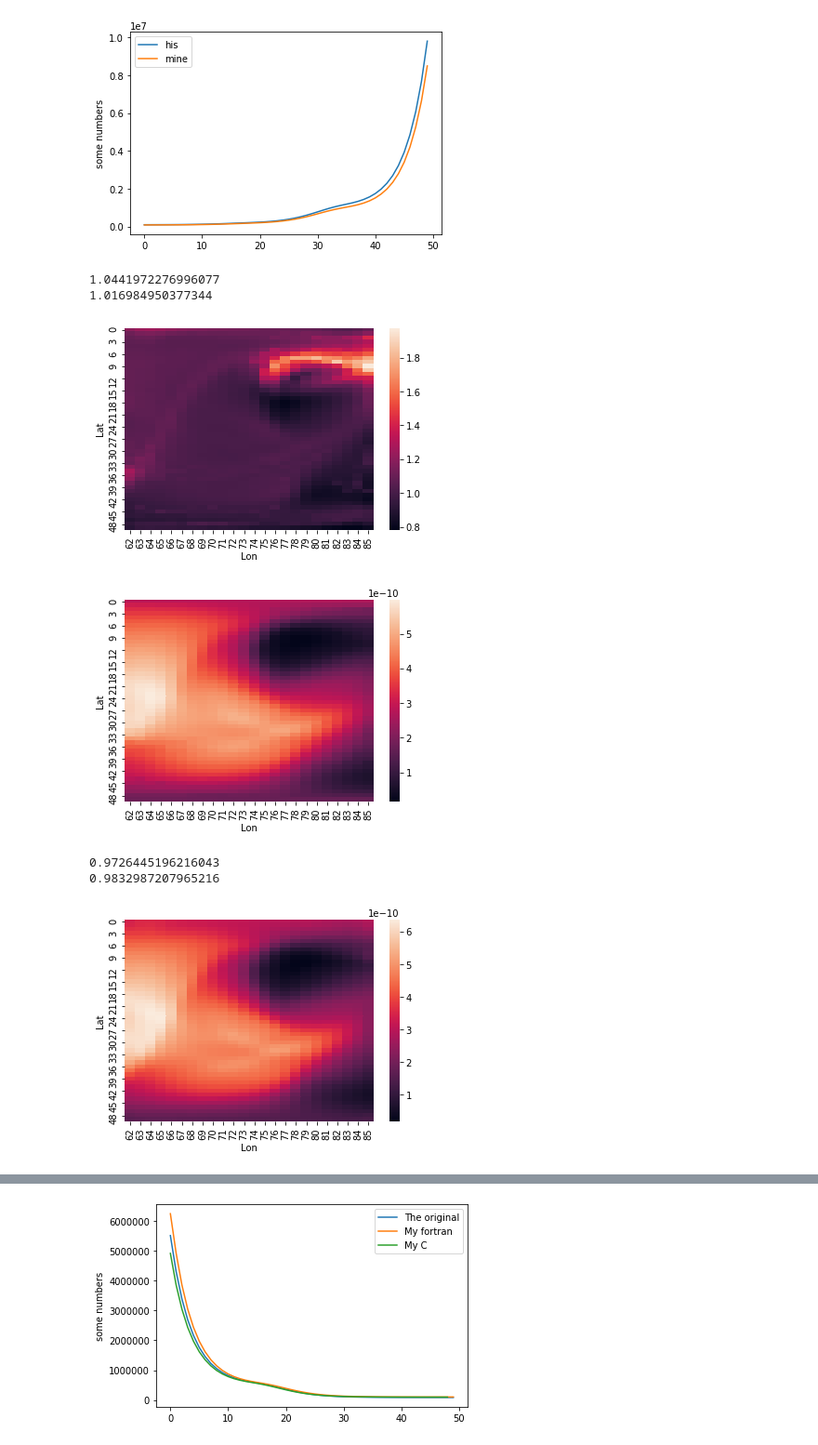
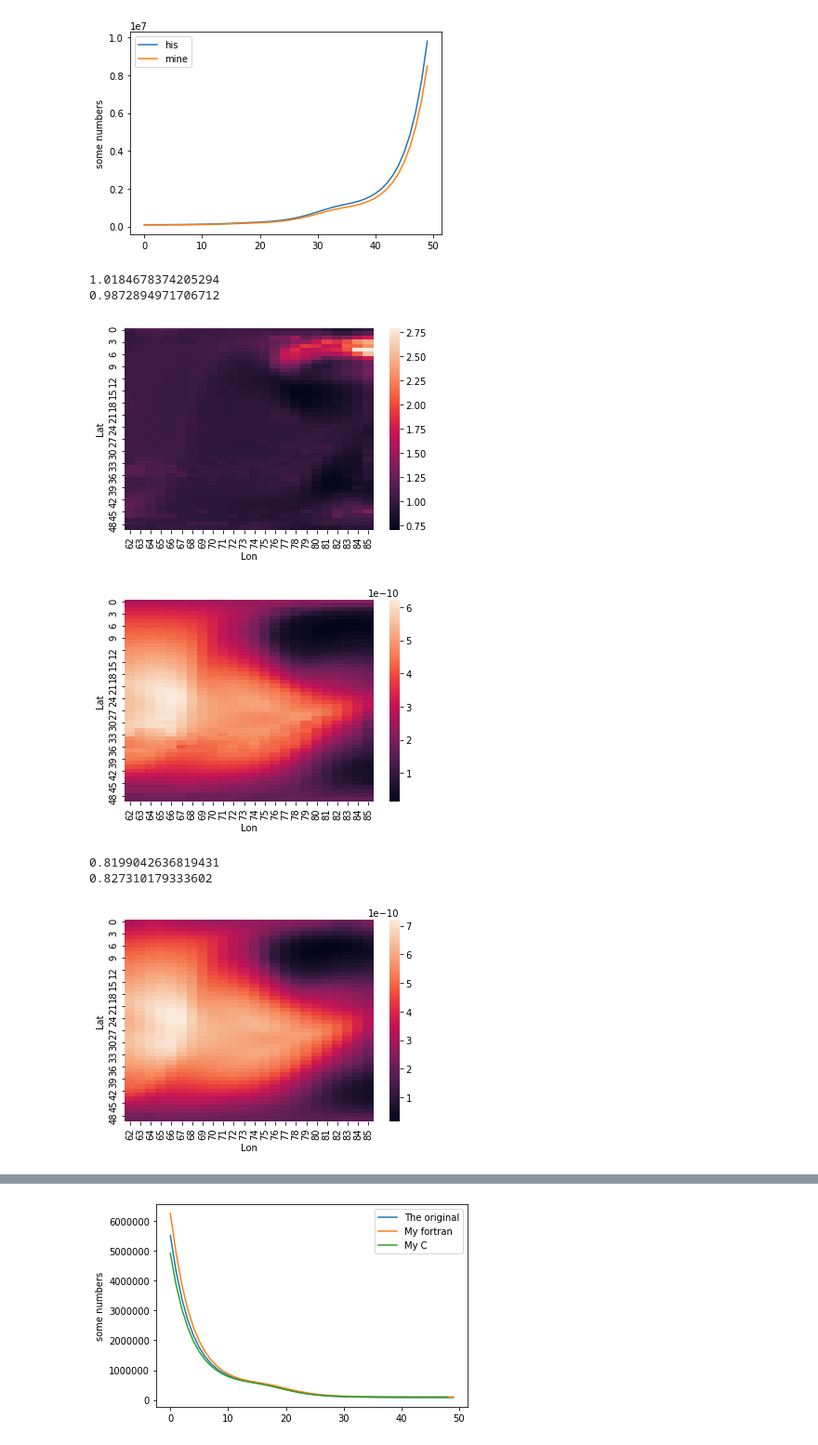
Before and after one commit to galexv/Jups, a Jupyter notebook: two_stream_tests.ipynb, the cells around one changed output, grey strips where cells are left out. Shown at 93% size. Drawn from its saved outputs; the diff is of its cells as text; code cells hidden in the pictures.

```diff
--- a/two_stream_tests.ipynb
+++ b/two_stream_tests.ipynb
@@ -178,7 +178,7 @@ plt.savefig('/Users/imalsky/Desktop/layers.png', dpi=300, bbox_inches='tight')
 import pandas as pd
 import seaborn as sns
 
-df = pd.read_csv('/home/imalsky/Desktop/test.txt', names=['lat', 'lon', 'his', 'mine'])
+df = pd.read_csv('/home/imalsky/Desktop/intensity.txt', names=['lat', 'lon', 'his', 'mine'])
 
 x = list(df['lat'])
 y = list(df['lon'])
@@ -191,16 +191,16 @@ print (np.median(mine))
 data = pd.DataFrame(data={'Lat':list(df['lat']), 'Lon':list(df['lon']), 'Z':mine})
 data = data.pivot(index='Lat', columns='Lon', values='Z')
 sns.heatmap(data)
-plt.show()
+plt.savefig('/home/imalsky/Desktop/diff.png', bbox_inches='tight')
 # %% [output]
-1.0441972276996077
-1.016984950377344
+1.0184678374205294
+0.9872894971706712
-[figure, old version]
+[figure, new version]
 # %%
 import pandas as pd
 import seaborn as sns
 
-df = pd.read_csv('/home/imalsky/Desktop/test.txt', names=['lat', 'lon', 'his', 'mine'])
+df = pd.read_csv('/home/imalsky/Desktop/source_high_scattering.txt', names=['lat', 'lon', 'his', 'mine'])
 
 x = list(df['lat'])
 y = list(df['lon'])
@@ -211,28 +211,28 @@ mine = np.asarray(list(df['mine']))
 data = pd.DataFrame(data={'Lat':list(df['lat']), 'Lon':list(df['lon']), 'Z':list(df['his'])})
 data = data.pivot(index='Lat', columns='Lon', values='Z')
 sns.heatmap(data)
-plt.show()
+plt.savefig('/home/imalsky/Desktop/.png', bbox_inches='tight')
 # %% [output]
-[figure, old version]
+[figure, new version]
 # %%
 import pandas as pd
 import seaborn as sns
 
-df = pd.read_csv('/home/imalsky/Desktop/test.txt', names=['lat', 'lon', 'his', 'mine'])
+df = pd.read_csv('/home/imalsky/Desktop/source_high_scattering.txt', names=['lat', 'lon', 'his', 'mine'])
 
 x = list(df['lat'])
 y = list(df['lon'])
 his = list(df['his'])
 mine = np.asarray(list(df['mine']))
 
 print (np.mean(np.asarray(his) / np.asarray(mine)))
 print (np.median(np.asarray(his) / np.asarray(mine)))
 
 data = pd.DataFrame(data={'Lat':list(df['lat']), 'Lon':list(df['lon']), 'Z':list(df['mine'])})
 data = data.pivot(index='Lat', columns='Lon', values='Z')
 sns.heatmap(data)
-plt.show()
+plt.savefig('/home/imalsky/Desktop/orig_high_scattering.png', bbox_inches='tight')
 # %% [output]
-0.9726445196216043
-0.9832987207965216
+0.8199042636819431
+0.827310179333602
-[figure, old version]
+[figure, new version]
```
Also changed, not shown: parts of 2 cells of this notebook, 19 other files.
